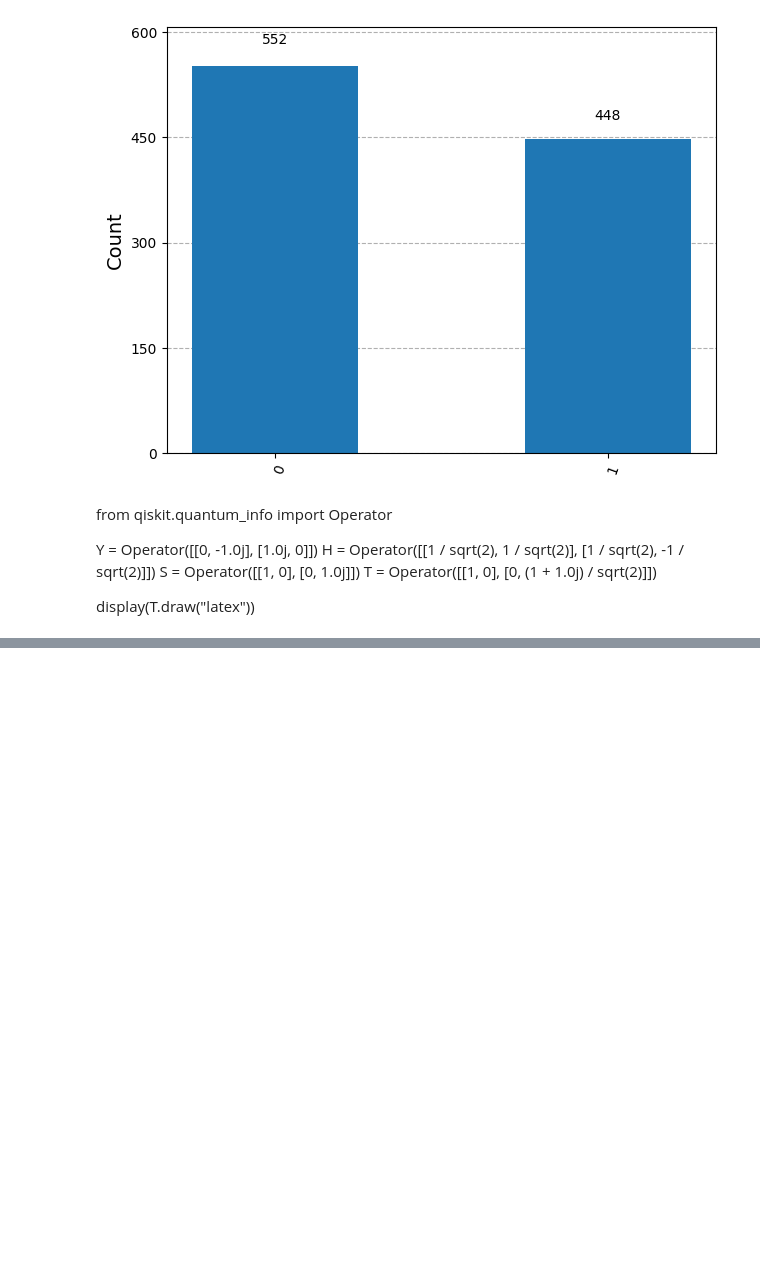
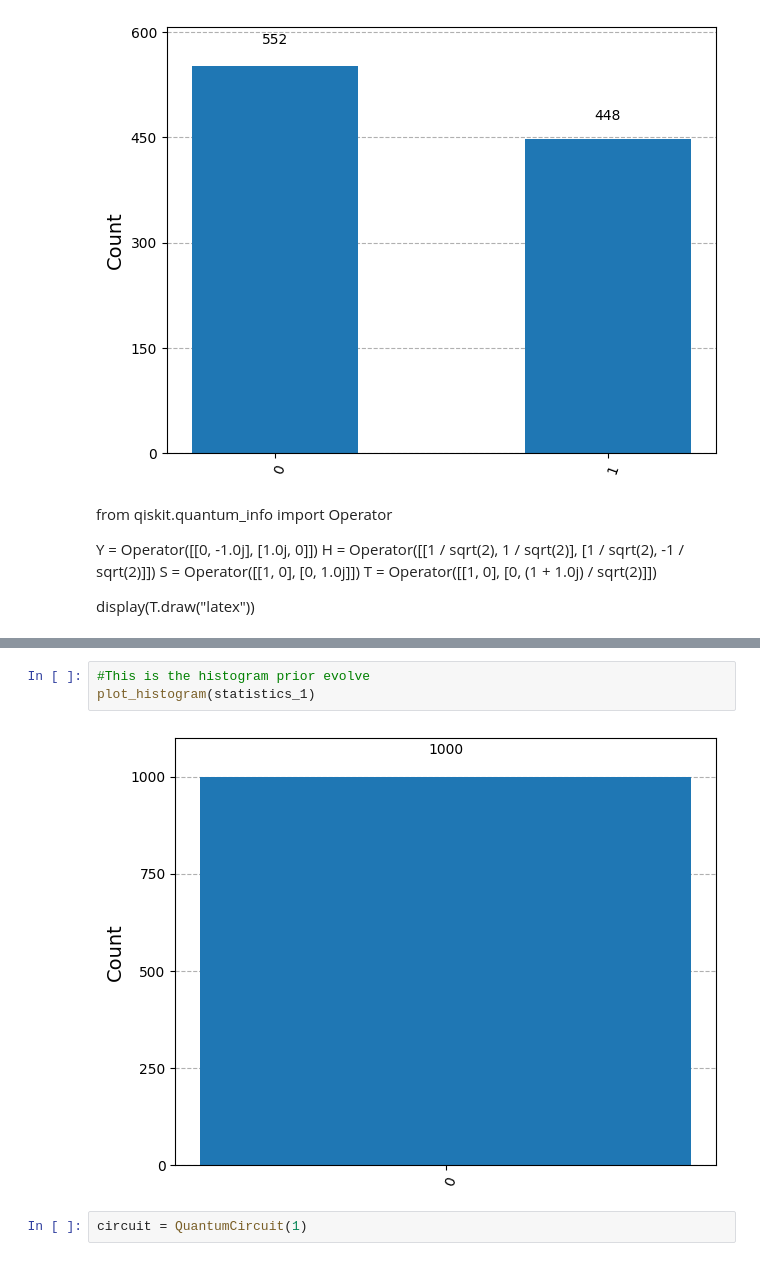
Before and after one commit to Znixz/haidezlair, a Jupyter notebook: Basic_Quantum_1.ipynb, the cells around one changed output, grey strips where cells are left out. Drawn from its saved outputs; the diff is of its cells as text; blank space fills up the shorter version.

```diff
--- a/Basic_Quantum_1.ipynb
+++ b/Basic_Quantum_1.ipynb
@@ -102,0 +135,7 @@ $$
+# %%
+#This is the histogram prior evolve
+plot_histogram(statistics_1)
+# %% [output]
+[figure, added]
+# %%
+circuit = QuantumCircuit(1)
```
Also changed, not shown: parts of 2 cells of this notebook.
